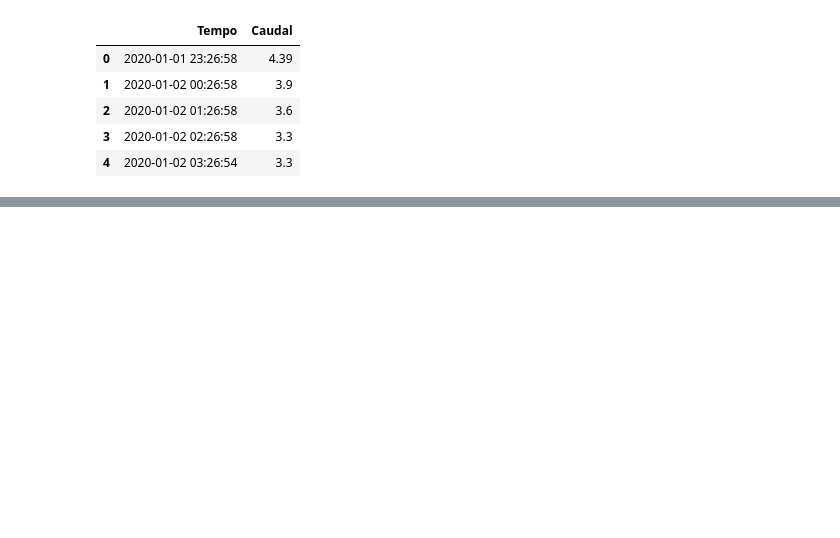
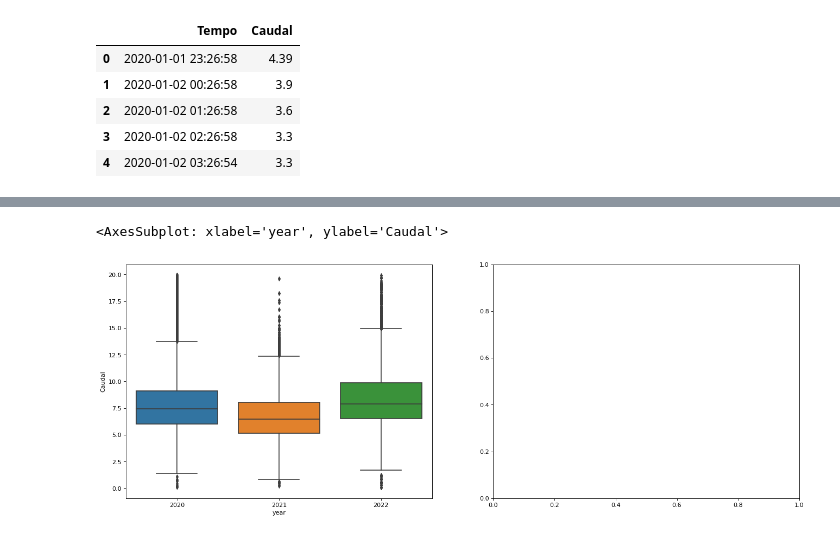
Before and after one commit to Francisc0F/projeto_licenciatura, a Jupyter notebook: caracterização de dados/Relação caudal - intervencoes ZMC Bolho.ipynb, the cells around one changed output, grey strips where cells are left out. Cells and saved outputs as stored; diff of their text form; code cells hidden in the pictures; blank space fills up the shorter version.

```diff
--- a/caracterização de dados/Relação caudal - intervencoes ZMC Bolho.ipynb
+++ b/caracterização de dados/Relação caudal - intervencoes ZMC Bolho.ipynb
@@ -75,0 +106,20 @@ plt.
+# %%
+
+
+variacaBoxPlot = dfCaudal.copy()
+variacaBoxPlot['year'] = dfCaudal.Tempo.dt.year
+variacaBoxPlot['month'] = dfCaudal.Tempo.dt.month
+#variacaBoxPlot.set_index(["year","month"], inplace = True)
+
+colindex = 1
+colname = variacaBoxPlot.columns[colindex]
+
+# Draw Plot
+fig, axes = plt.subplots(1, 2, figsize=(20,7), dpi= 80)
+#sns.boxplot(x='year', y='value', data=df, ax=axes[0])
+variacaBoxPlot = variacaBoxPlot[variacaBoxPlot.Caudal < 20]
+variacaBoxPlot = variacaBoxPlot[variacaBoxPlot.Caudal > 0]
+sns.boxplot(x='year', y=colname, data =variacaBoxPlot, ax=axes[0])
+# %% [output]
+<AxesSubplot: xlabel='year', ylabel='Caudal'>
+[figure, added]
```
Also changed, not shown: parts of 9 cells of this notebook.
